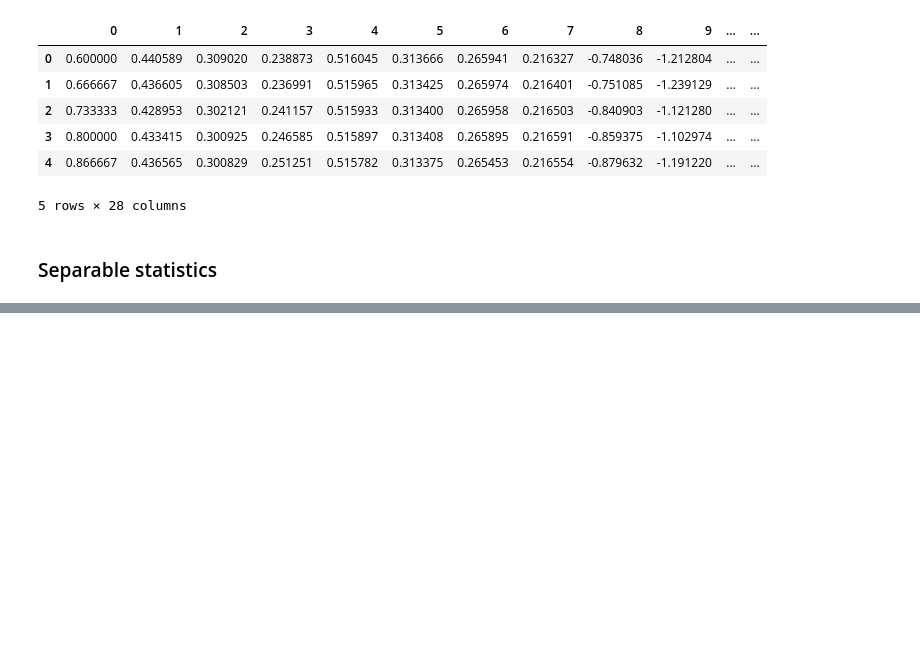
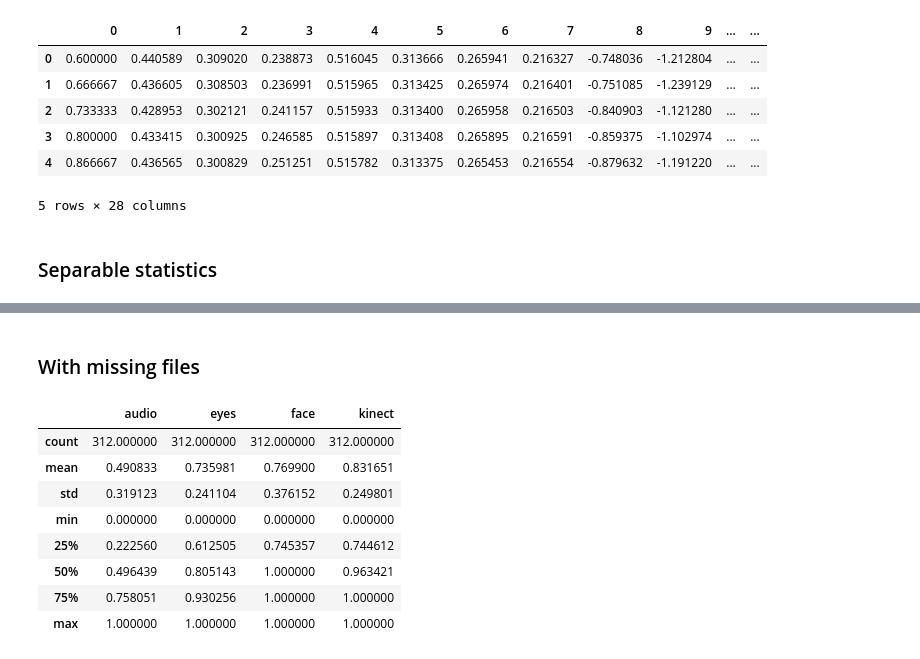
Before and after one commit to kryack/EmoRecognize, a Jupyter notebook: DataReview.ipynb, the cells around one changed output, grey strips where cells are left out. Drawn from its saved outputs; the diff is of its cells as text; code cells hidden in the pictures; blank space fills up the shorter version.

```diff
--- a/DataReview.ipynb
+++ b/DataReview.ipynb
@@ -408,0 +426,20 @@ step_counter
+# %% [markdown]
+### With missing files
+# %%
+subscribe_sepa = pd.DataFrame(sepa_dict['audio'], columns=['audio']).describe()
+
+for lbl in ['eyes', 'face', 'kinect']:
+    df = pd.DataFrame(sepa_dict[lbl]).describe()
+    subscribe_sepa[str(lbl)] = df
+
+subscribe_sepa
+# %% [output]
+|  | audio | eyes | face | kinect |
+| count | 312.000000 | 312.000000 | 312.000000 | 312.000000 |
+| mean | 0.490833 | 0.735981 | 0.769900 | 0.831651 |
+| std | 0.319123 | 0.241104 | 0.376152 | 0.249801 |
+| min | 0.000000 | 0.000000 | 0.000000 | 0.000000 |
+| 25% | 0.222560 | 0.612505 | 0.745357 | 0.744612 |
+| 50% | 0.496439 | 0.805143 | 1.000000 | 0.963421 |
+| 75% | 0.758051 | 0.930256 | 1.000000 | 1.000000 |
+| max | 1.000000 | 1.000000 | 1.000000 | 1.000000 |
```
Also changed, not shown: parts of 30 cells of this notebook.
